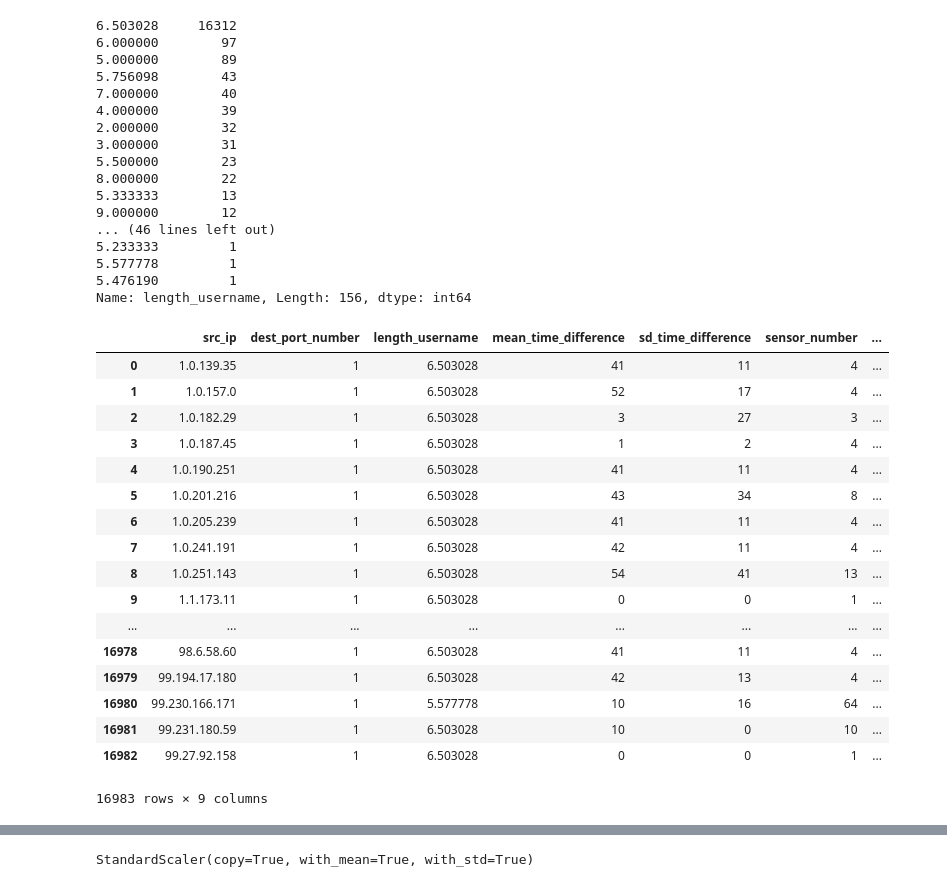
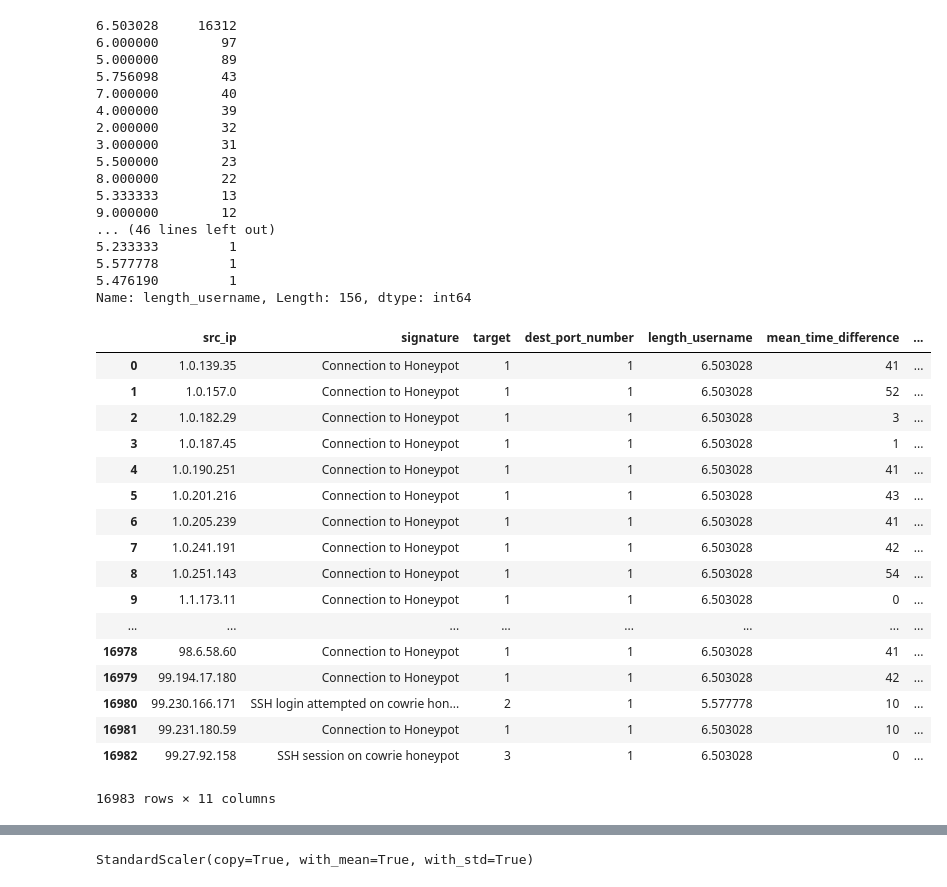
Before and after one commit to rijish45/Security-Analytics, a Jupyter notebook: ModelS.ipynb, the cells around one changed output, grey strips where cells are left out. Saved outputs shown, nothing was run; the diff lists cells and outputs as text; code cells hidden in the pictures.

```diff
--- a/ModelS.ipynb
+++ b/ModelS.ipynb
@@ -852,24 +915,25 @@ current['length_username'].value_counts()
 5.577778         1
 5.476190         1
 Name: length_username, Length: 156, dtype: int64
-# %%
-current
-# %% [output]
-|  | src_ip | dest_port_number | length_username | mean_time_difference | sd_time_difference | sensor_number | ... |
-| 0 | 1.0.139.35 | 1 | 6.503028 | 41 | 11 | 4 | ... |
-| 1 | 1.0.157.0 | 1 | 6.503028 | 52 | 17 | 4 | ... |
-| 2 | 1.0.182.29 | 1 | 6.503028 | 3 | 27 | 3 | ... |
-| 3 | 1.0.187.45 | 1 | 6.503028 | 1 | 2 | 4 | ... |
-| 4 | 1.0.190.251 | 1 | 6.503028 | 41 | 11 | 4 | ... |
-| 5 | 1.0.201.216 | 1 | 6.503028 | 43 | 34 | 8 | ... |
-| 6 | 1.0.205.239 | 1 | 6.503028 | 41 | 11 | 4 | ... |
-| 7 | 1.0.241.191 | 1 | 6.503028 | 42 | 11 | 4 | ... |
-| 8 | 1.0.251.143 | 1 | 6.503028 | 54 | 41 | 13 | ... |
-| 9 | 1.1.173.11 | 1 | 6.503028 | 0 | 0 | 1 | ... |
-| ... | ... | ... | ... | ... | ... | ... | ... |
-| 16978 | 98.6.58.60 | 1 | 6.503028 | 41 | 11 | 4 | ... |
-| 16979 | 99.194.17.180 | 1 | 6.503028 | 42 | 13 | 4 | ... |
-| 16980 | 99.230.166.171 | 1 | 5.577778 | 10 | 16 | 64 | ... |
-| 16981 | 99.231.180.59 | 1 | 6.503028 | 10 | 0 | 10 | ... |
-| 16982 | 99.27.92.158 | 1 | 6.503028 | 0 | 0 | 1 | ... |
-16983 rows × 9 columns
+# %%
+current = pd.merge(signature_grouped, current, how = 'inner', on = 'src_ip')
+current
+# %% [output]
+|  | src_ip | signature | target | dest_port_number | length_username | mean_time_difference | ... |
+| 0 | 1.0.139.35 | Connection to Honeypot | 1 | 1 | 6.503028 | 41 | ... |
+| 1 | 1.0.157.0 | Connection to Honeypot | 1 | 1 | 6.503028 | 52 | ... |
+| 2 | 1.0.182.29 | Connection to Honeypot | 1 | 1 | 6.503028 | 3 | ... |
+| 3 | 1.0.187.45 | Connection to Honeypot | 1 | 1 | 6.503028 | 1 | ... |
+| 4 | 1.0.190.251 | Connection to Honeypot | 1 | 1 | 6.503028 | 41 | ... |
+| 5 | 1.0.201.216 | Connection to Honeypot | 1 | 1 | 6.503028 | 43 | ... |
+| 6 | 1.0.205.239 | Connection to Honeypot | 1 | 1 | 6.503028 | 41 | ... |
+| 7 | 1.0.241.191 | Connection to Honeypot | 1 | 1 | 6.503028 | 42 | ... |
+| 8 | 1.0.251.143 | Connection to Honeypot | 1 | 1 | 6.503028 | 54 | ... |
+| 9 | 1.1.173.11 | Connection to Honeypot | 1 | 1 | 6.503028 | 0 | ... |
+| ... | ... | ... | ... | ... | ... | ... | ... |
+| 16978 | 98.6.58.60 | Connection to Honeypot | 1 | 1 | 6.503028 | 41 | ... |
+| 16979 | 99.194.17.180 | Connection to Honeypot | 1 | 1 | 6.503028 | 42 | ... |
+| 16980 | 99.230.166.171 | SSH login attempted on cowrie hon... | 2 | 1 | 5.577778 | 10 | ... |
+| 16981 | 99.231.180.59 | Connection to Honeypot | 1 | 1 | 6.503028 | 10 | ... |
+| 16982 | 99.27.92.158 | SSH session on cowrie honeypot | 3 | 1 | 6.503028 | 0 | ... |
+16983 rows × 11 columns
```
Also changed, not shown: parts of 12 cells of this notebook.
